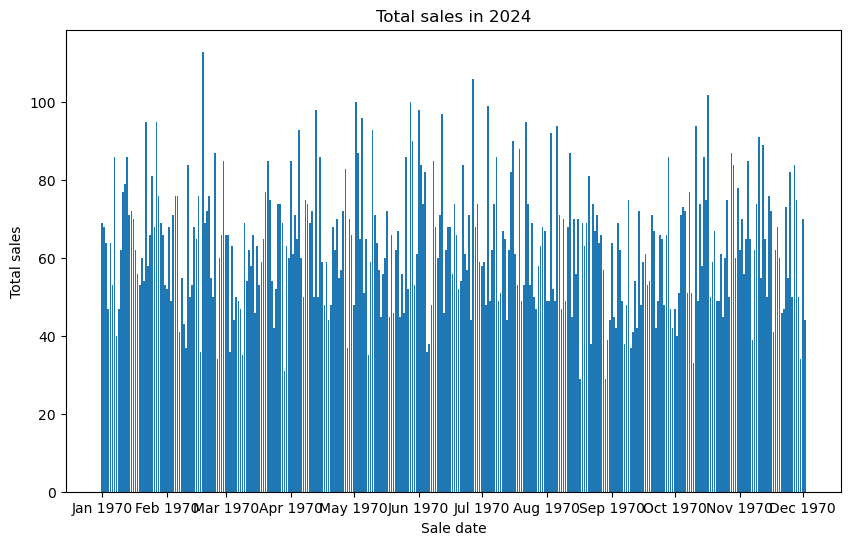
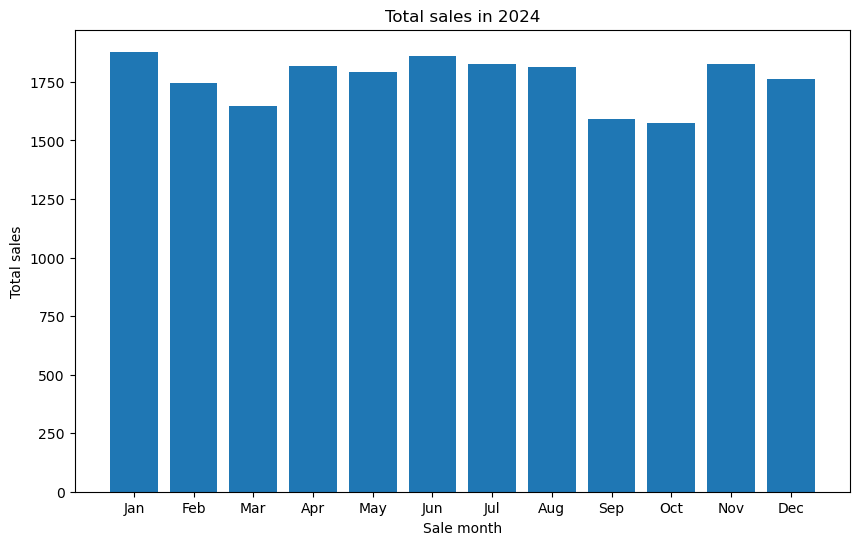
Unified diff of the notebook cell whose output changed from the first chart to the second:
--- before
+++ after
@@ -3,10 +3,8 @@
 from datetime import datetime
 plt.figure(figsize=(10, 6))
-plt.bar(sale_date, total_sales)
+plt.bar(months_formatted, total_sales)
 
-plt.gca().xaxis.set_major_locator(mdates.MonthLocator())
-plt.gca().xaxis.set_major_formatter(mdates.DateFormatter('%b %Y'))
 
-plt.xlabel("Sale date")
+plt.xlabel("Sale month")
 plt.ylabel("Total sales")
 plt.title("Total sales in 2024")

Commit: Add files via upload